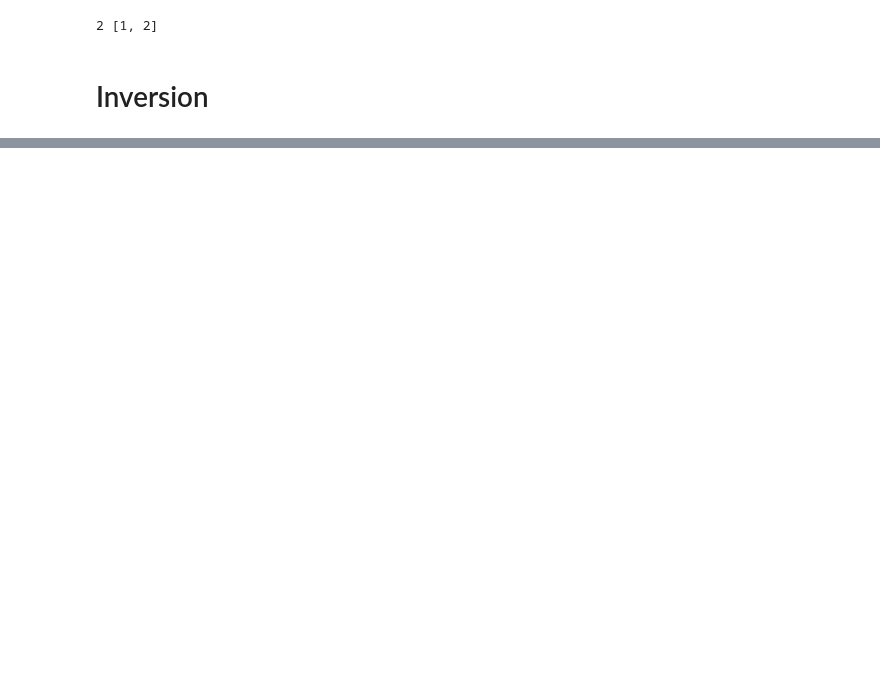
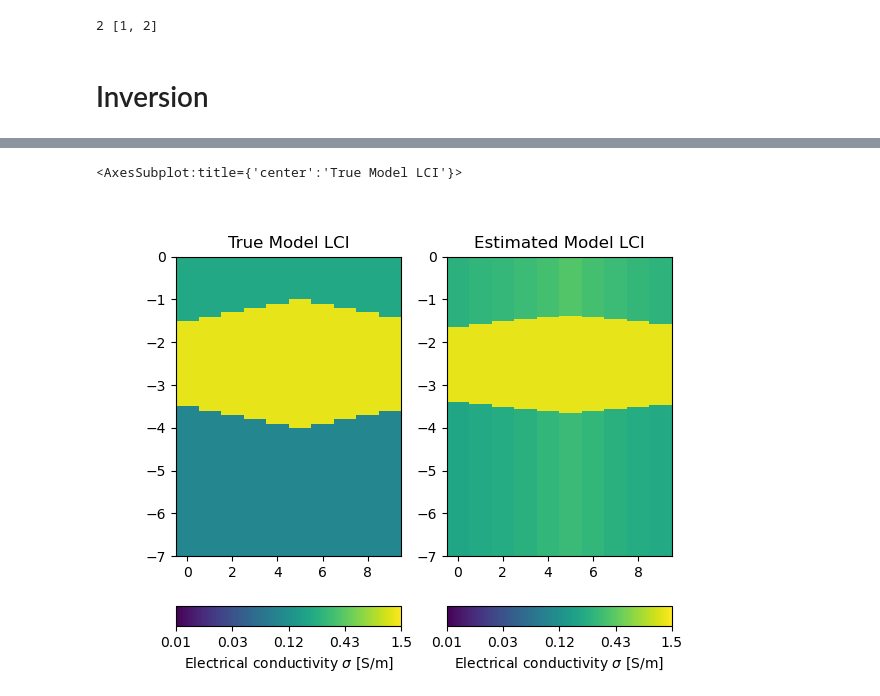
Before and after one commit to mariacarrizo/FDEM_LCI_PWI, a Jupyter notebook: LCI_new.ipynb, the cells around one changed output, grey strips where cells are left out. Cells and saved outputs as stored; diff of their text form; code cells hidden in the pictures; blank space fills up the shorter version.

```diff
--- a/LCI_new.ipynb
+++ b/LCI_new.ipynb
@@ -100,3 +129,21 @@ m0[:,2:] = 500/1000
+# %%
+models_est = np.array(models_est).reshape(np.shape(models))
+
+fig, ax = plt.subplots(1,2)
+
+inputs ={'label' : 'Electrical conductivity $\sigma$ [S/m]',
+         'cMin': 10/1000,
+         'cMax': 1500/1000,
+         'logScale':True}
+
+showStitchedModels(ax = ax[1], models=models_est, zMax=7,
+                  title = 'Estimated Model LCI', **inputs)
+
+showStitchedModels(ax = ax[0], models=models, zMax=7,
+                  title = 'True Model LCI', **inputs)
+# %% [output]
+<AxesSubplot:title={'center':'True Model LCI'}>
+[figure, added]
 # %%
 # Define inversion
 #LC.region(1).setConstraintType(10)
```
Also changed, not shown: parts of 12 cells of this notebook.
